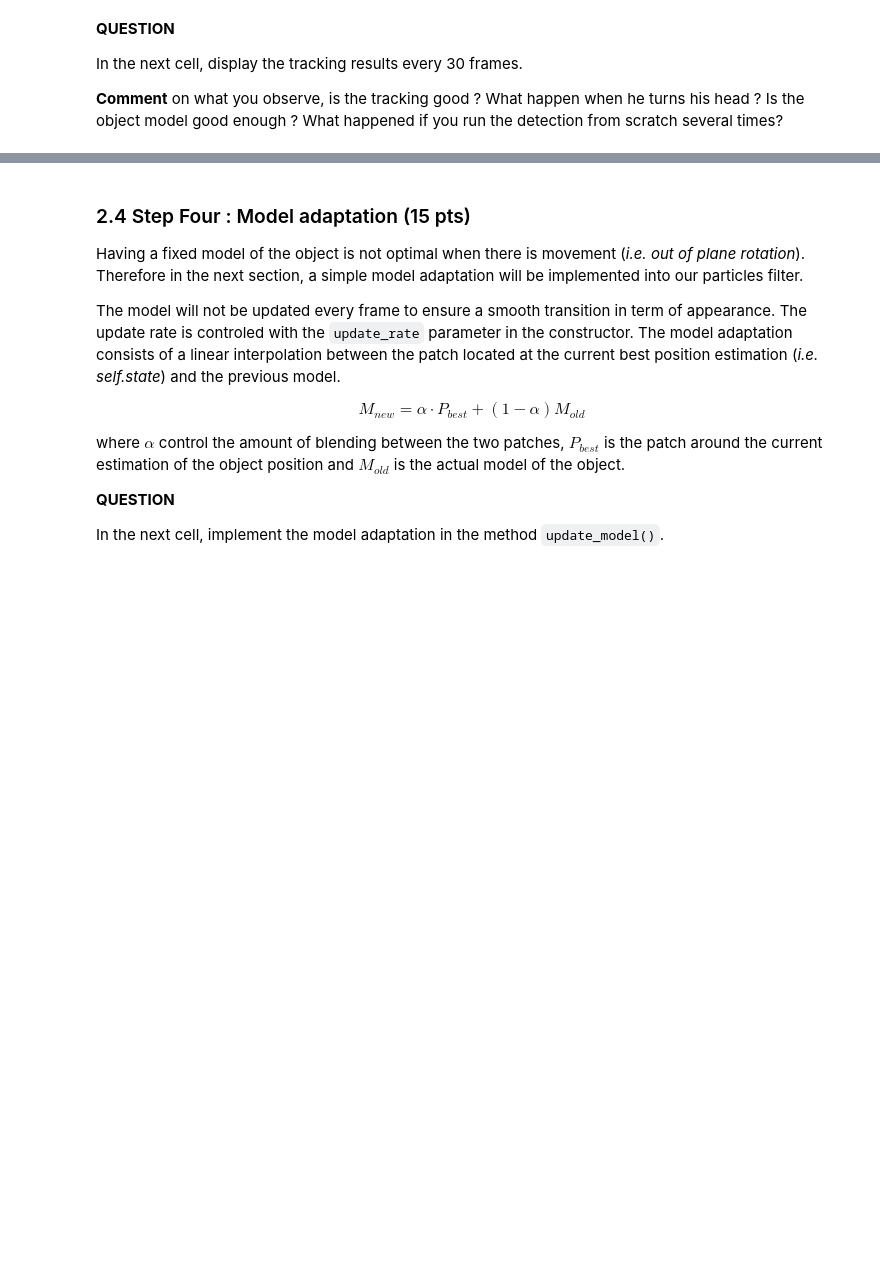
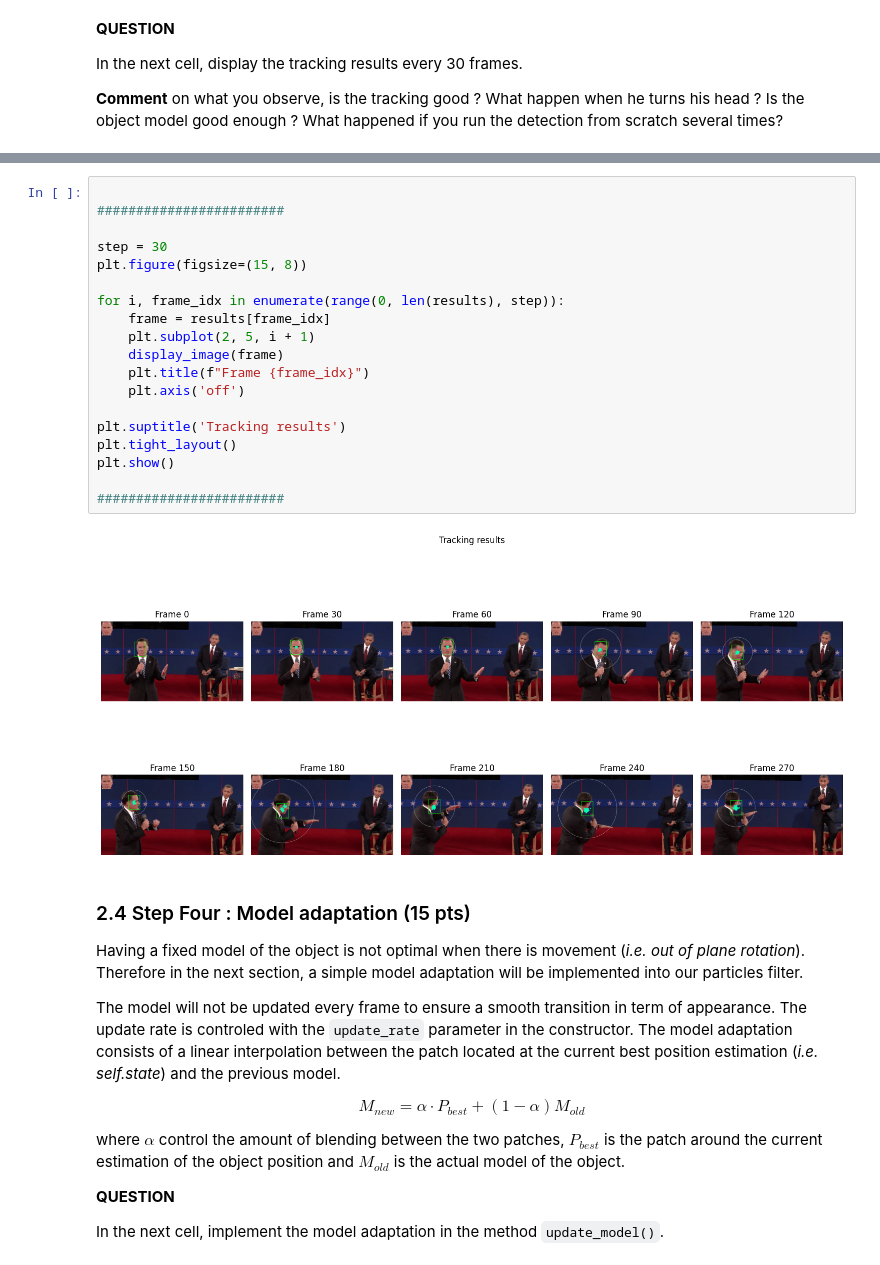
Before and after one commit to AlexYcode/IPLAB, a Jupyter notebook: Lab3/notebook/03_object_tracking_2025.ipynb, the cells around one changed output, grey strips where cells are left out. Cells and saved outputs as stored; diff of their text form; blank space fills up the shorter version.

```diff
--- a/Lab3/notebook/03_object_tracking_2025.ipynb
+++ b/Lab3/notebook/03_object_tracking_2025.ipynb
@@ -965,3 +965,24 @@ In the next cell, display the tracking results every 30 frames.
+# %%
+
+########################
+
+step = 30
+plt.figure(figsize=(15, 8))
+
+for i, frame_idx in enumerate(range(0, len(results), step)):
+    frame = results[frame_idx]
+    plt.subplot(2, 5, i + 1)
+    display_image(frame)
+    plt.title(f"Frame {frame_idx}")
+    plt.axis('off')
+
+plt.suptitle('Tracking results')
+plt.tight_layout()
+plt.show()
+
+########################
+# %% [output]
+[figure, added]
 # %% [markdown]
 ### 2.4 Step Four : Model adaptation (15 pts)
 
```
Also changed, not shown: parts of 10 cells of this notebook, 1 other file.
